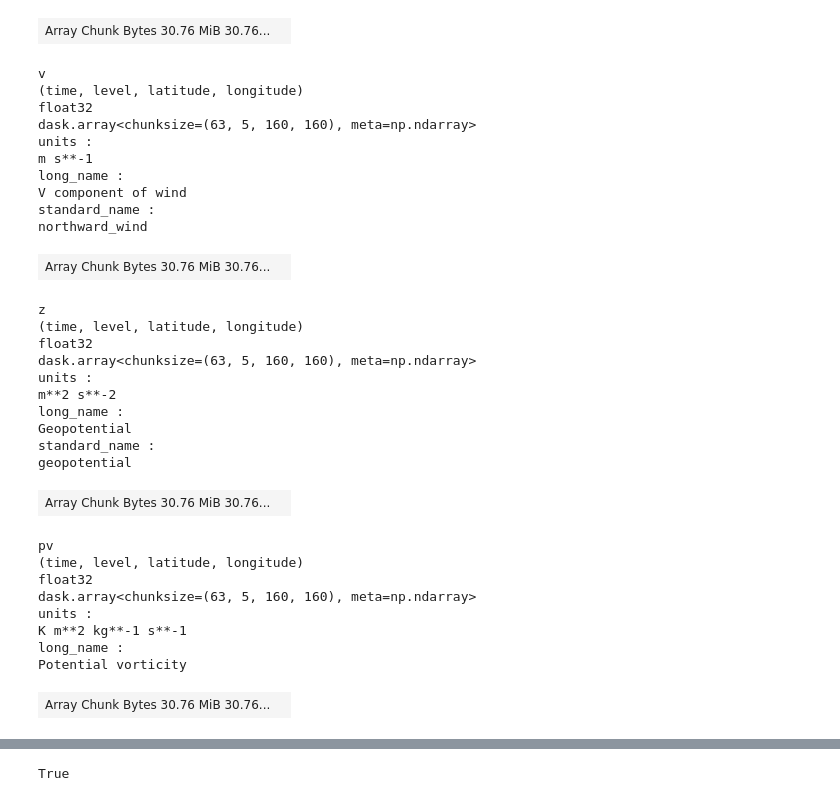
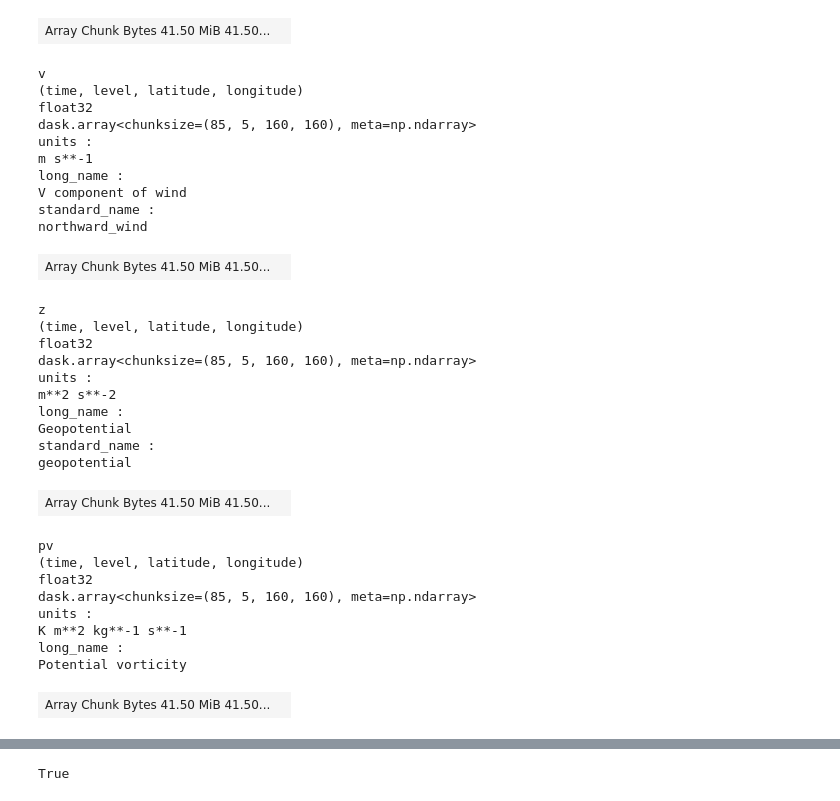
Before and after one commit to jackmiller2003/dl-cyclones, a Jupyter notebook: reanalysis/Untitled2.ipynb, the cells around one changed output, grey strips where cells are left out. Cells and saved outputs as stored; diff of their text form; code cells hidden in the pictures.

```diff
--- a/reanalysis/Untitled2.ipynb
+++ b/reanalysis/Untitled2.ipynb
@@ -2,7 +2,7 @@
 import xarray
 import numpy as np
 
-ds = xarray.open_mfdataset("/g/data/x77/ob2720/cyclone_binaries/1998133N04086.nc")
+ds = xarray.open_mfdataset("/g/data/x77/ob2720/cyclone_binaries/1995287N08163.nc")
 ds2 = xarray.open_mfdataset("/g/data/x77/ob2720/cyclone_binaries/1983353S08070.nc")
 ds
 # %% [output]
@@ -14,47 +14,47 @@ time: 63
 latitude: 160
 longitude: 160
 Coordinates: (2)
 level
 (level)
 int32
 225 500 650 750 850
 ... (19 lines left out)
 long_name :
 U component of wind
 standard_name :
 eastward_wind
-| Array Chunk Bytes 30.76 MiB 30.76... |  |
+| Array Chunk Bytes 41.50 MiB 41.50... |  |
 v
 (time, level, latitude, longitude)
 float32
-dask.array<chunksize=(63, 5, 160, 160), meta=np.ndarray>
+dask.array<chunksize=(85, 5, 160, 160), meta=np.ndarray>
 units :
 m s**-1
 long_name :
 V component of wind
 standard_name :
 northward_wind
-| Array Chunk Bytes 30.76 MiB 30.76... |  |
+| Array Chunk Bytes 41.50 MiB 41.50... |  |
 z
 (time, level, latitude, longitude)
 float32
-dask.array<chunksize=(63, 5, 160, 160), meta=np.ndarray>
+dask.array<chunksize=(85, 5, 160, 160), meta=np.ndarray>
 units :
 m**2 s**-2
 long_name :
 Geopotential
 standard_name :
 geopotential
-| Array Chunk Bytes 30.76 MiB 30.76... |  |
+| Array Chunk Bytes 41.50 MiB 41.50... |  |
 pv
 (time, level, latitude, longitude)
 float32
-dask.array<chunksize=(63, 5, 160, 160), meta=np.ndarray>
+dask.array<chunksize=(85, 5, 160, 160), meta=np.ndarray>
 units :
 K m**2 kg**-1 s**-1
 long_name :
 Potential vorticity
-| Array Chunk Bytes 30.76 MiB 30.76... |  |
+| Array Chunk Bytes 41.50 MiB 41.50... |  |
 Attributes: (5)
 Conventions :
 CF-1.6
```
Also changed, not shown: parts of 2 cells of this notebook, 16 other files.
